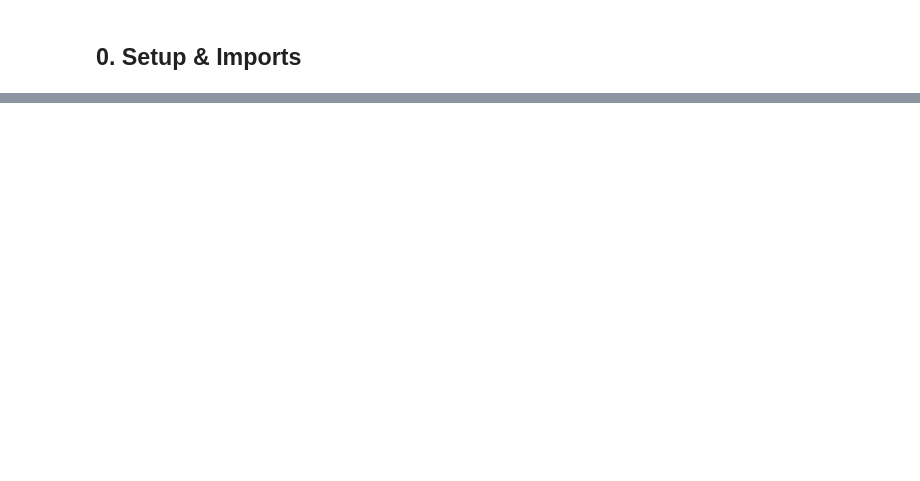
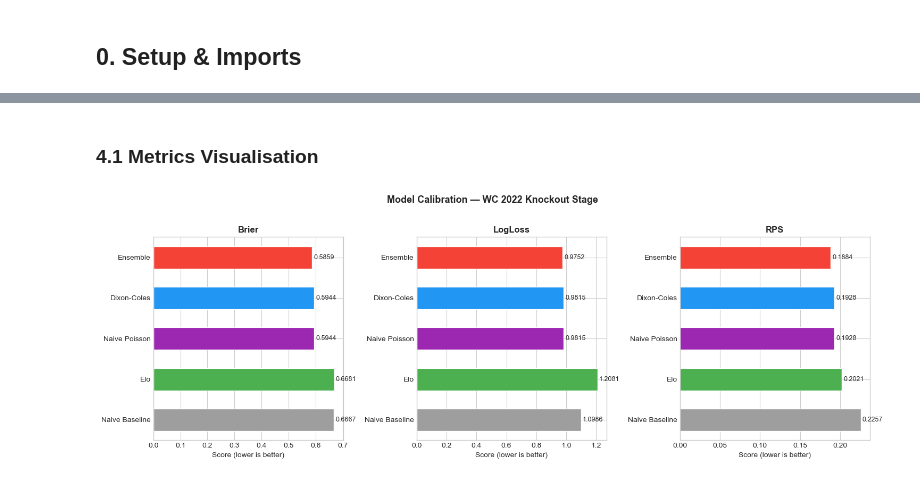
Before and after one commit to gabiyanu/Soccer-Predictor, a Jupyter notebook: model_evaluation.ipynb, the cells around one changed output, grey strips where cells are left out. Drawn from its saved outputs; the diff is of its cells as text; code cells hidden in the pictures; blank space fills up the shorter version.

```diff
--- a/model_evaluation.ipynb
+++ b/model_evaluation.ipynb
@@ -581,0 +25,25 @@ print('=' * 60)
+# %%
+!pip install statsbombpy pandas numpy scipy matplotlib seaborn
+
+import numpy as np
+import pandas as pd
+import matplotlib.pyplot as plt
+import seaborn as sns
+from scipy import optimize
+from scipy.stats import poisson
+import warnings
+warnings.filterwarnings('ignore')
+
+from statsbombpy import sb
+
+plt.style.use('seaborn-v0_8-whitegrid')
+
+COLORS = {
+    'Dixon-Coles':       '#2196F3',
+    'Naive Poisson':     '#9C27B0',
+    'Elo':               '#4CAF50',
+    'Ensemble':          '#F44336',
+    'Naive Baseline':    '#9E9E9E',
+}
+
+print('Setup complete.')
@@ -581,0 +422,22 @@ print('=' * 60)
+# %% [markdown]
+### 4.1 Metrics Visualisation
+# %%
+fig, axes = plt.subplots(1, 3, figsize=(15, 5))
+for ax, metric in zip(axes, ['Brier', 'LogLoss', 'RPS']):
+    vals    = metrics_df[metric]
+    colors  = [COLORS.get(m, '#607D8B') for m in vals.index]
+    bars    = ax.barh(vals.index, vals.values, color=colors, edgecolor='white', height=0.55)
+    ax.set_title(metric, fontweight='bold', fontsize=12)
+    ax.set_xlabel('Score (lower is better)')
+    for bar, val in zip(bars, vals.values):
+        ax.text(bar.get_width() + max(vals)*0.01,
+                bar.get_y()+bar.get_height()/2,
+                f'{val:.4f}', va='center', fontsize=9)
+    ax.invert_yaxis()
+plt.suptitle('Model Calibration — WC 2022 Knockout Stage',
+             fontsize=13, fontweight='bold', y=1.02)
+plt.tight_layout()
+plt.savefig('model_comparison.png', dpi=150, bbox_inches='tight')
+plt.show()
+# %% [output]
+[figure, added]
```
Also changed, not shown: parts of 57 cells of this notebook, 5 other files.
